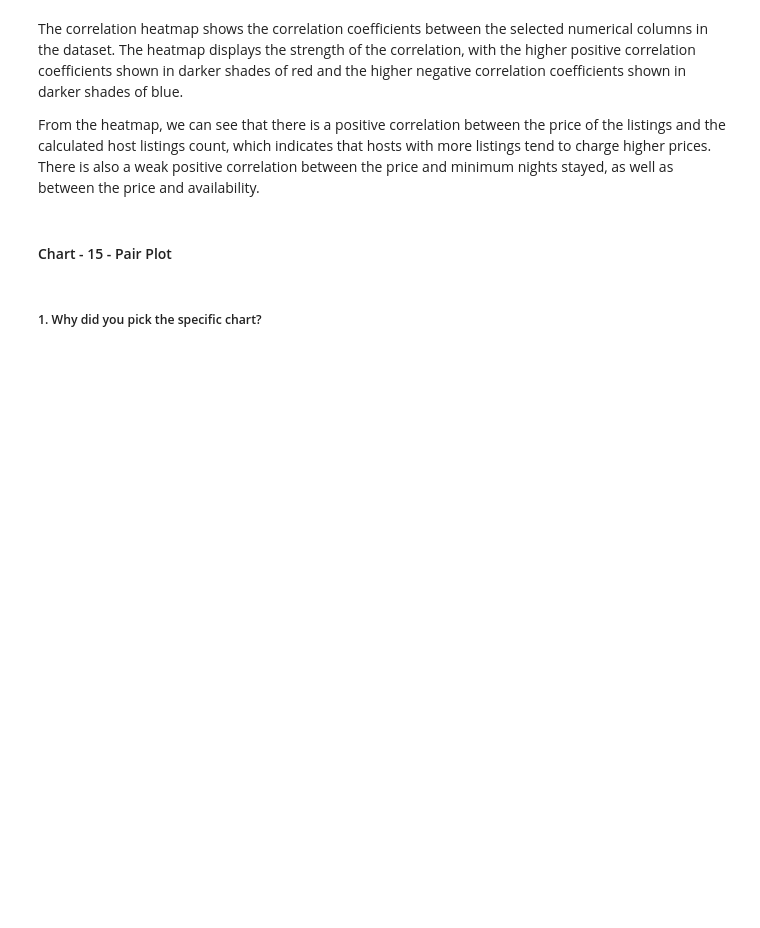
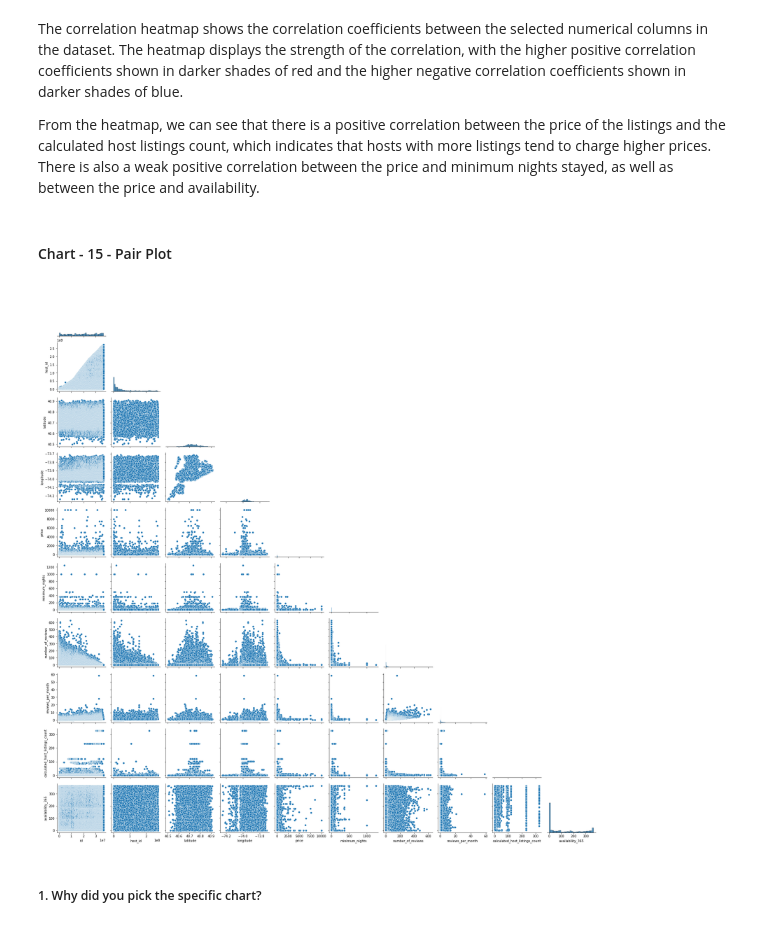
Before and after one commit to Azharpat/EDA-AIRBNB-CAPSTONE-PROJECT, a Jupyter notebook: EDA_AIRBNB_CAPSTONE_PROJECT.ipynb, the cells around one changed output. Cells and saved outputs as stored; diff of their text form; code cells hidden in the pictures; blank space fills up the shorter version.

```diff
--- a/EDA_AIRBNB_CAPSTONE_PROJECT.ipynb
+++ b/EDA_AIRBNB_CAPSTONE_PROJECT.ipynb
@@ -603,12 +861,11 @@ From the heatmap, we can see that there is a positive correlation between the pr
 #### Chart - 15 - Pair Plot
 # %%
 # Pair Plot visualization code
-#Select numerical columns for pairplot
-num_cols = ['price', 'minimum_nights', 'number_of_reviews', 'calculated_host_listings_count', 'availability_365']
-
 #Create pairplot
-sns.pairplot(df[num_cols], corner=True)
+sns.pairplot(df, corner=True)
 plt.show()
+# %% [output]
+[figure, added]
 # %% [markdown]
 ##### 1. Why did you pick the specific chart?
 # %% [markdown]
```
Also changed, not shown: parts of 58 cells of this notebook.
